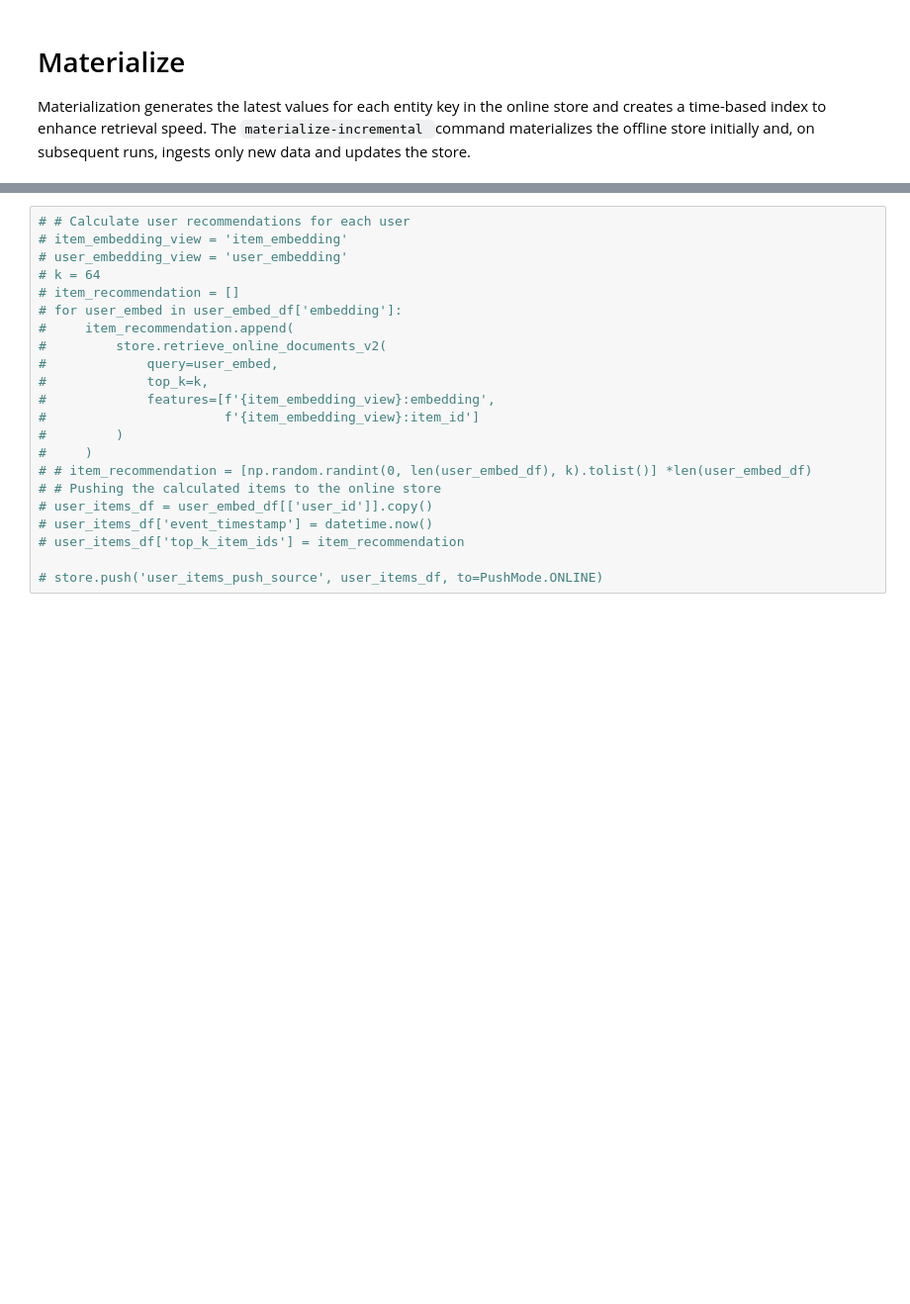
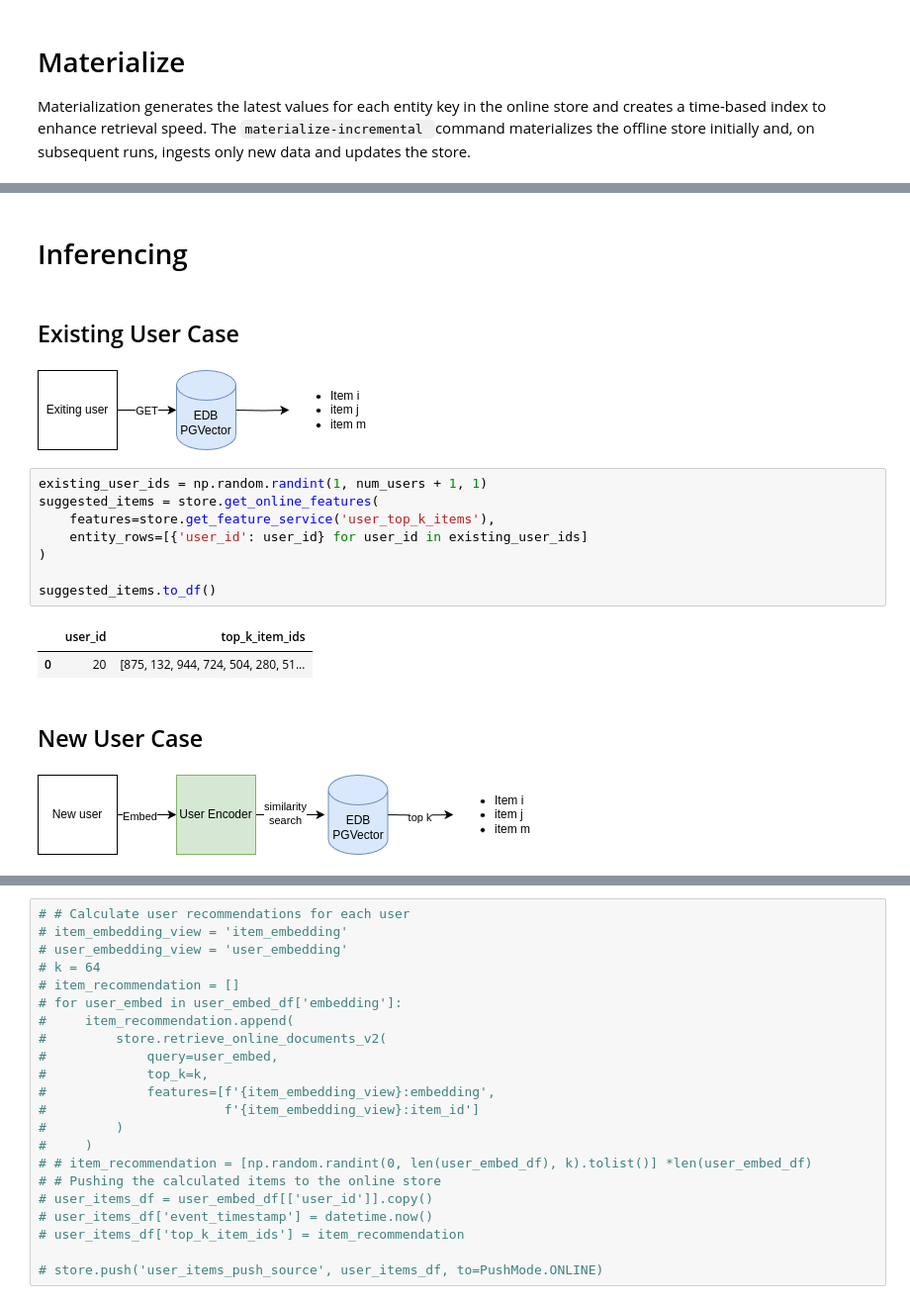
Before and after one commit to RHEcosystemAppEng/feast-edb-demo, a Jupyter notebook: main.ipynb, the cells around one changed output, grey strips where cells are left out. Shown at 99% size. Saved outputs shown, nothing was run; the diff lists cells and outputs as text; blank space fills up the shorter version.

```diff
--- a/main.ipynb
+++ b/main.ipynb
@@ -161,0 +207,21 @@ item_embedding from 2020-03-14 17:20:24+02:00 to 2025-03-13 17:20:24+02:00:
+# %% [markdown]
+# Inferencing
+# %% [markdown]
+## Existing User Case
+# %% [markdown]
+![1.drawio.png](attachment:1.drawio.png)
+# %%
+existing_user_ids = np.random.randint(1, num_users + 1, 1)
+suggested_items = store.get_online_features(
+    features=store.get_feature_service('user_top_k_items'),
+    entity_rows=[{'user_id': user_id} for user_id in existing_user_ids]
+)
+
+suggested_items.to_df()
+# %% [output]
+|  | user_id | top_k_item_ids |
+| 0 | 20 | [875, 132, 944, 724, 504, 280, 51... |
+# %% [markdown]
+## New User Case
+# %% [markdown]
+![2.drawio.png](attachment:2.drawio.png)
```
Also changed, not shown: parts of 18 cells of this notebook, 1 other file.
